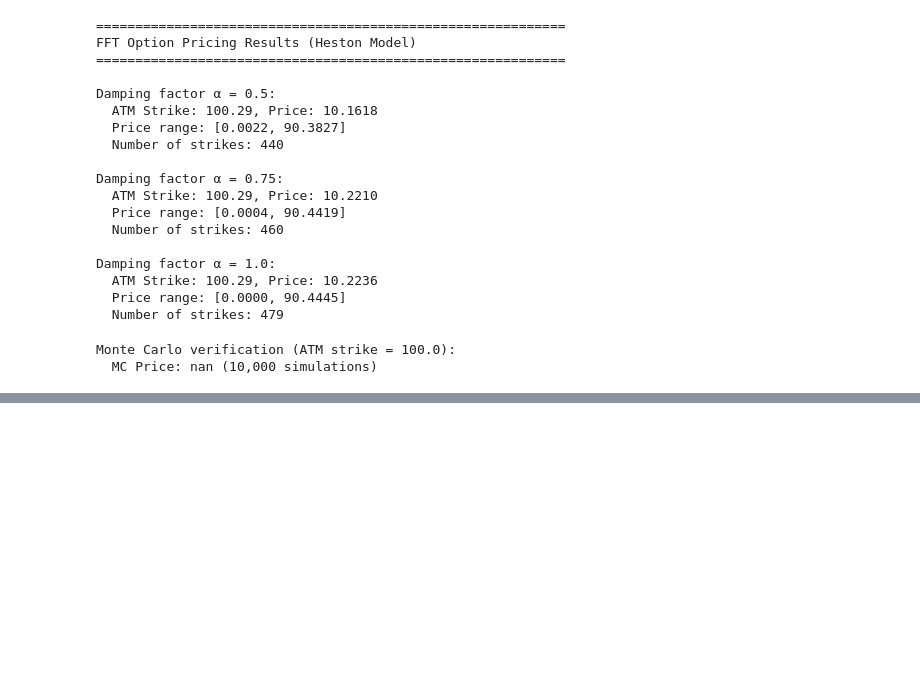
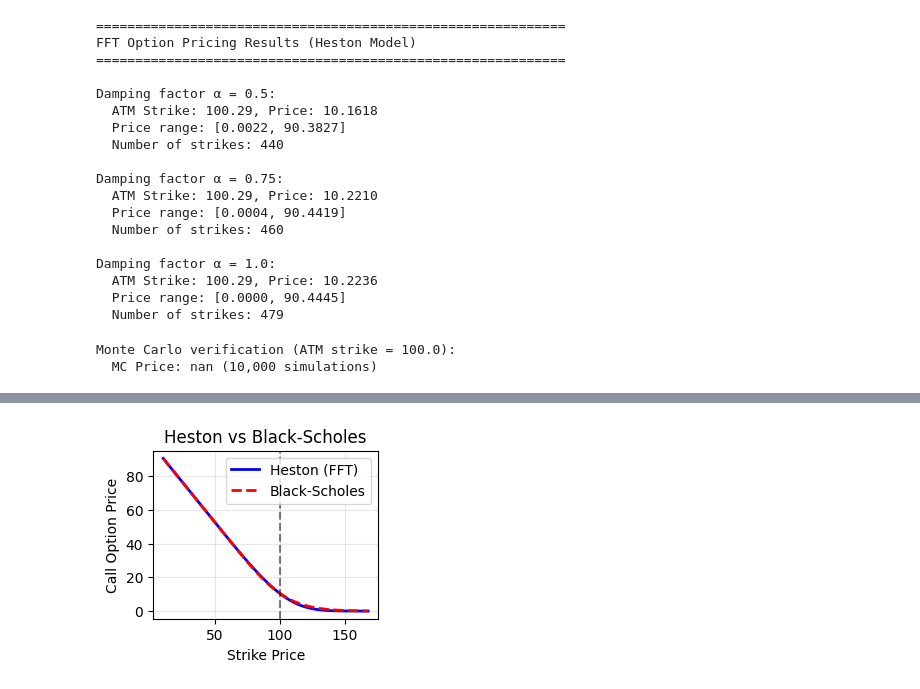
Before and after one commit to Storm00212/QUANT, a Jupyter notebook: Fourier_series_in_quant_.ipynb, the cells around one changed output, grey strips where cells are left out. Saved outputs shown, nothing was run; the diff lists cells and outputs as text; code cells hidden in the pictures; blank space fills up the shorter version.

```diff
--- a/Fourier_series_in_quant_.ipynb
+++ b/Fourier_series_in_quant_.ipynb
@@ -207,0 +251,23 @@ Monte Carlo verification (ATM strike = 100.0):
+# %%
+
+# Plot 3: Compare with Black-Scholes (for intuition)
+from scipy.stats import norm
+def bs_call(S, K, r, T, sigma):
+    d1 = (np.log(S/K) + (r + sigma**2/2)*T) / (sigma*np.sqrt(T))
+    d2 = d1 - sigma*np.sqrt(T)
+    return S*norm.cdf(d1) - K*np.exp(-r*T)*norm.cdf(d2)
+
+plt.subplot(2, 2, 3)
+strikes, heston_prices = pricer.carr_madan_fft(alpha=0.75)
+bs_prices = [bs_call(params['S0'], K, params['r'], params['T'], np.sqrt(params['theta']))
+             for K in strikes]
+plt.plot(strikes, heston_prices, 'b-', label='Heston (FFT)', linewidth=2)
+plt.plot(strikes, bs_prices, 'r--', label='Black-Scholes', linewidth=2)
+plt.axvline(x=params['S0'], color='black', linestyle='--', alpha=0.5)
+plt.xlabel('Strike Price')
+plt.ylabel('Call Option Price')
+plt.title('Heston vs Black-Scholes')
+plt.legend()
+plt.grid(True, alpha=0.3)
+# %% [output]
+[figure, added]
```
Also changed, not shown: parts of 3 cells of this notebook.
